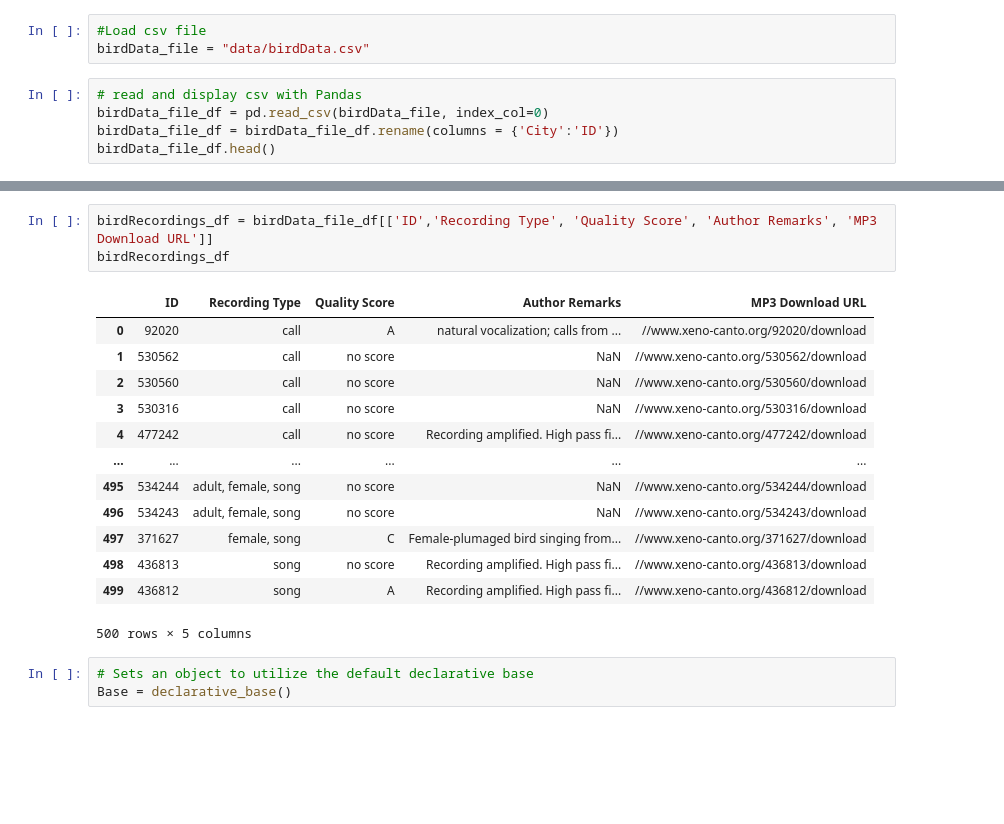
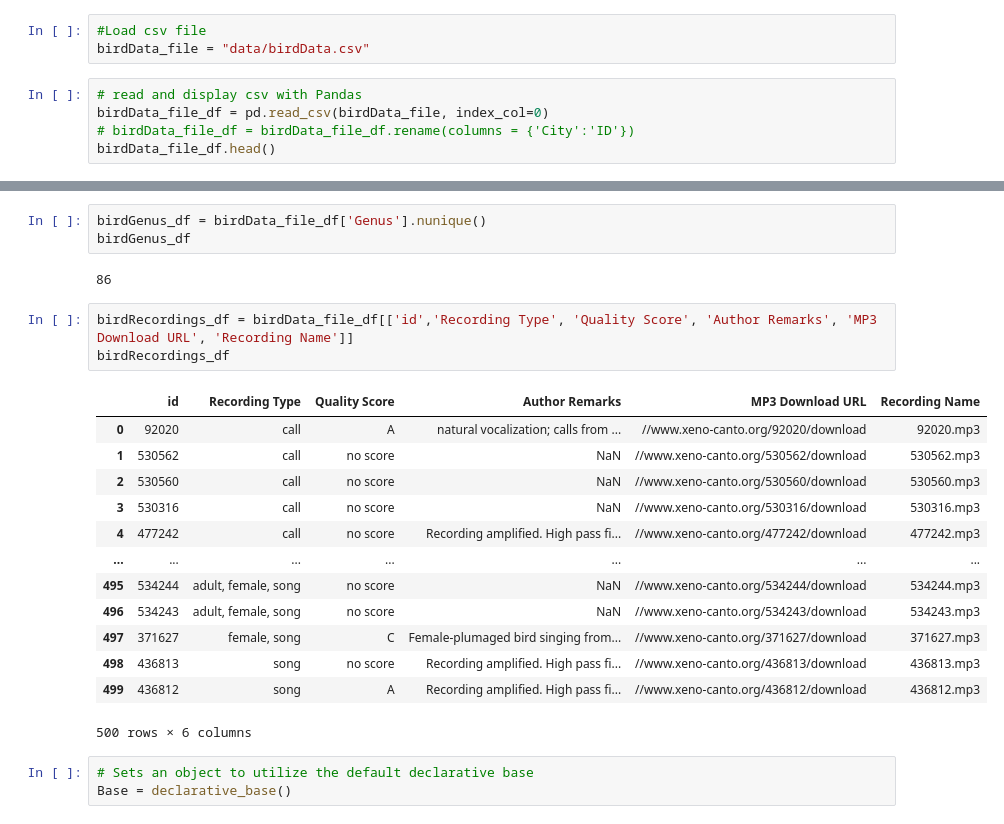
Before and after one commit to irisarn/birdCalls, a Jupyter notebook: Create_birdDB.ipynb, the cells around one changed output, grey strips where cells are left out. Cells and saved outputs as stored; diff of their text form; blank space fills up the shorter version.

```diff
--- a/Create_birdDB.ipynb
+++ b/Create_birdDB.ipynb
@@ -20,6 +20,6 @@ birdData_file = "data/birdData.csv"
 # %%
 # read and display csv with Pandas
 birdData_file_df = pd.read_csv(birdData_file, index_col=0)
-birdData_file_df = birdData_file_df.rename(columns = {'City':'ID'})
+# birdData_file_df = birdData_file_df.rename(columns = {'City':'ID'})
 birdData_file_df.head()
 # %% [output]
@@ -49,20 +131,25 @@ birdMetadata_df
+# %%
+birdGenus_df = birdData_file_df['Genus'].nunique()
+birdGenus_df
+# %% [output]
+86
 # %%
-birdRecordings_df = birdData_file_df[['ID','Recording Type', 'Quality Score', 'Author Remarks', 'MP3 Download URL']]
+birdRecordings_df = birdData_file_df[['id','Recording Type', 'Quality Score', 'Author Remarks', 'MP3 Download URL', 'Recording Name']]
 birdRecordings_df
 # %% [output]
-|  | ID | Recording Type | Quality Score | Author Remarks | MP3 Download URL |
-| 0 | 92020 | call | A | natural vocalization; calls from ... | //www.xeno-canto.org/92020/download |
-| 1 | 530562 | call | no score | NaN | //www.xeno-canto.org/530562/download |
-| 2 | 530560 | call | no score | NaN | //www.xeno-canto.org/530560/download |
-| 3 | 530316 | call | no score | NaN | //www.xeno-canto.org/530316/download |
-| 4 | 477242 | call | no score | Recording amplified. High pass fi... | //www.xeno-canto.org/477242/download |
-| ... | ... | ... | ... | ... | ... |
-| 495 | 534244 | adult, female, song | no score | NaN | //www.xeno-canto.org/534244/download |
-| 496 | 534243 | adult, female, song | no score | NaN | //www.xeno-canto.org/534243/download |
-| 497 | 371627 | female, song | C | Female-plumaged bird singing from... | //www.xeno-canto.org/371627/download |
-| 498 | 436813 | song | no score | Recording amplified. High pass fi... | //www.xeno-canto.org/436813/download |
-| 499 | 436812 | song | A | Recording amplified. High pass fi... | //www.xeno-canto.org/436812/download |
+|  | id | Recording Type | Quality Score | Author Remarks | MP3 Download URL | Recording Name |
+| 0 | 92020 | call | A | natural vocalization; calls from ... | //www.xeno-canto.org/92020/download | 92020.mp3 |
+| 1 | 530562 | call | no score | NaN | //www.xeno-canto.org/530562/download | 530562.mp3 |
+| 2 | 530560 | call | no score | NaN | //www.xeno-canto.org/530560/download | 530560.mp3 |
+| 3 | 530316 | call | no score | NaN | //www.xeno-canto.org/530316/download | 530316.mp3 |
+| 4 | 477242 | call | no score | Recording amplified. High pass fi... | //www.xeno-canto.org/477242/download | 477242.mp3 |
+| ... | ... | ... | ... | ... | ... | ... |
+| 495 | 534244 | adult, female, song | no score | NaN | //www.xeno-canto.org/534244/download | 534244.mp3 |
+| 496 | 534243 | adult, female, song | no score | NaN | //www.xeno-canto.org/534243/download | 534243.mp3 |
+| 497 | 371627 | female, song | C | Female-plumaged bird singing from... | //www.xeno-canto.org/371627/download | 371627.mp3 |
+| 498 | 436813 | song | no score | Recording amplified. High pass fi... | //www.xeno-canto.org/436813/download | 436813.mp3 |
+| 499 | 436812 | song | A | Recording amplified. High pass fi... | //www.xeno-canto.org/436812/download | 436812.mp3 |
-500 rows × 5 columns
+500 rows × 6 columns
 # %%
 # Sets an object to utilize the default declarative base
 Base = declarative_base()
```
Also changed, not shown: parts of 17 cells of this notebook, 2 other files.
